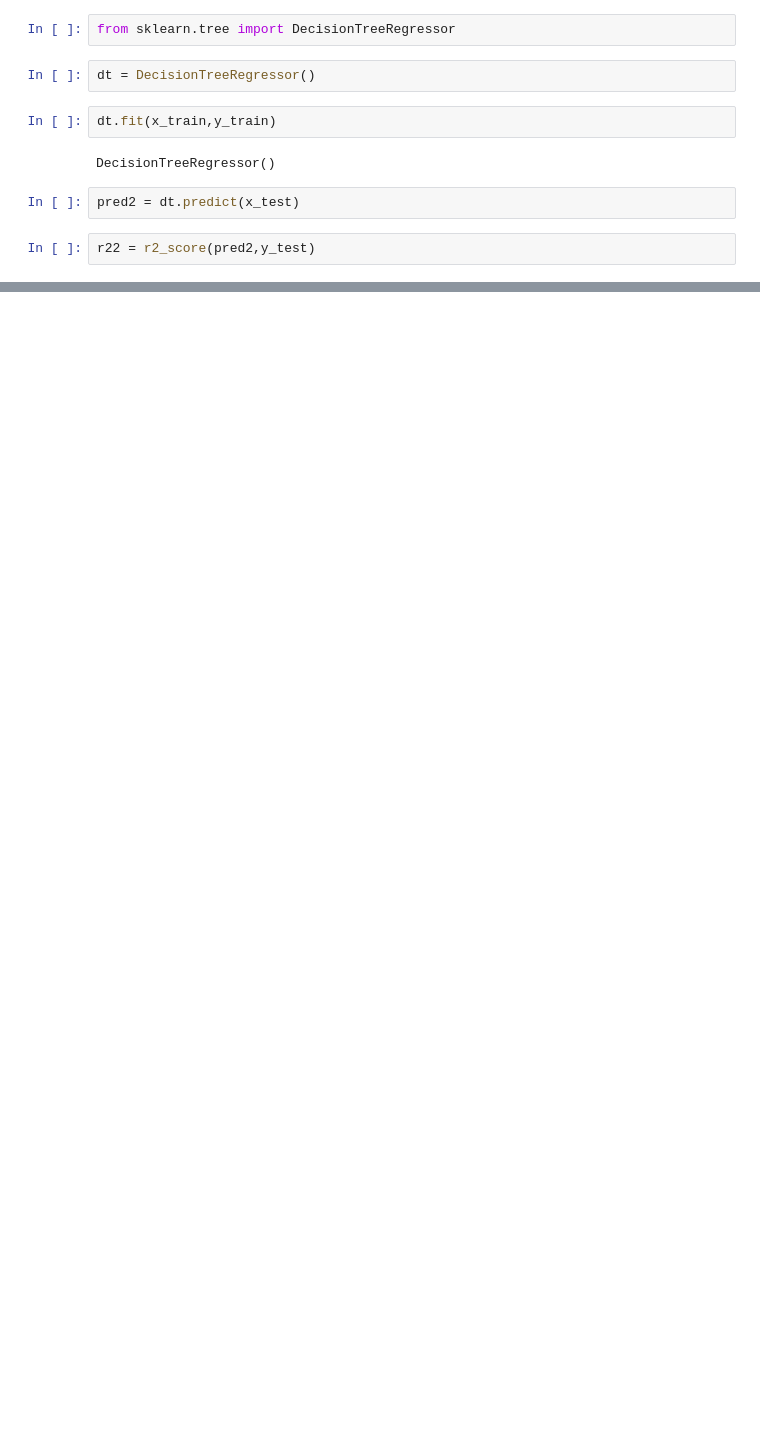
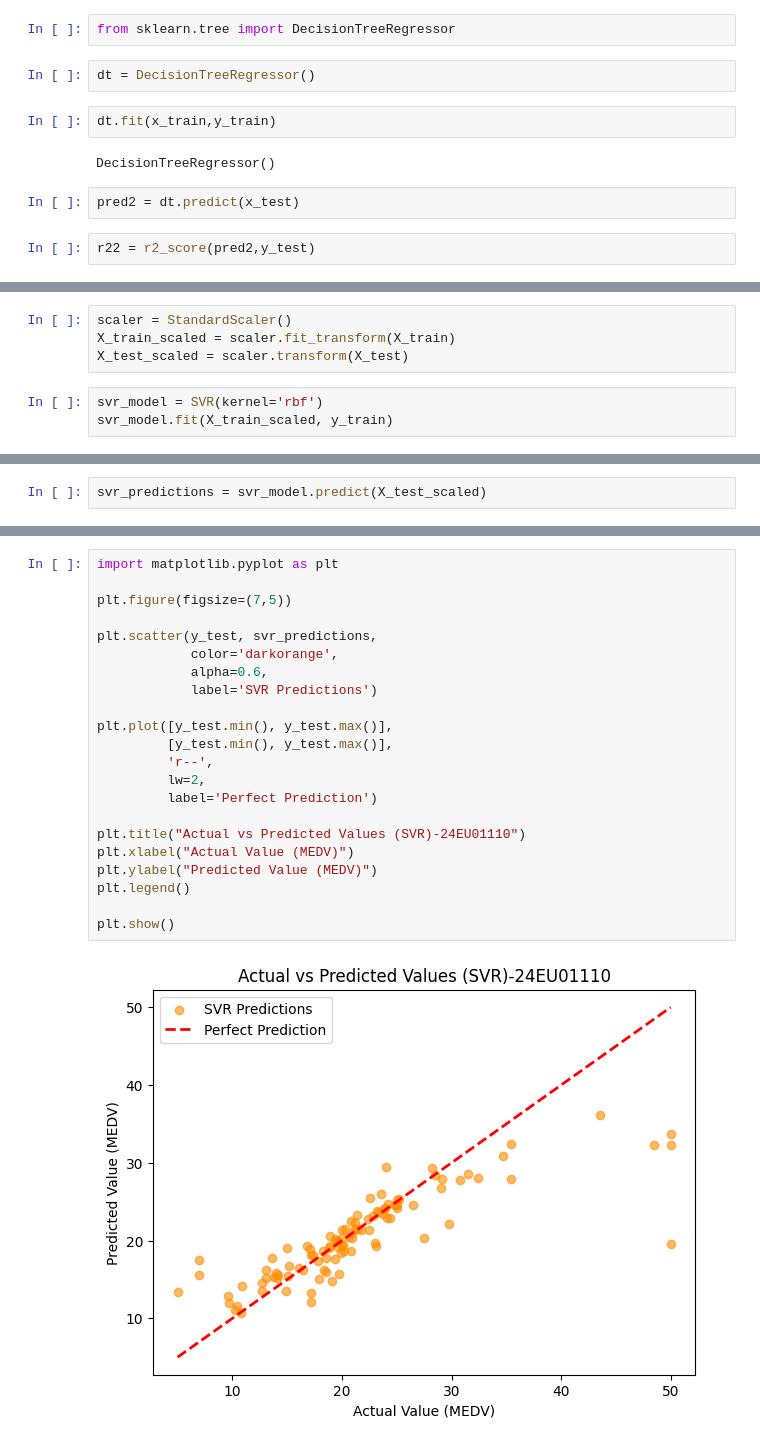
Before and after one commit to kowsik-pro/ml, a Jupyter notebook: exp4.ipynb, the cells around one changed output, grey strips where cells are left out. Drawn from its saved outputs; the diff is of its cells as text; blank space fills up the shorter version.

```diff
--- a/exp4.ipynb
+++ b/exp4.ipynb
@@ -151,0 +265,7 @@ r22
+# %%
+scaler = StandardScaler()
+X_train_scaled = scaler.fit_transform(X_train)
+X_test_scaled = scaler.transform(X_test)
+# %%
+svr_model = SVR(kernel='rbf')
+svr_model.fit(X_train_scaled, y_train)
@@ -151,0 +274,2 @@ r22
+# %%
+svr_predictions = svr_model.predict(X_test_scaled)
@@ -151,0 +298,24 @@ r22
+# %%
+import matplotlib.pyplot as plt
+
+plt.figure(figsize=(7,5))
+
+plt.scatter(y_test, svr_predictions,
+            color='darkorange',
+            alpha=0.6,
+            label='SVR Predictions')
+
+plt.plot([y_test.min(), y_test.max()],
+         [y_test.min(), y_test.max()],
+         'r--',
+         lw=2,
+         label='Perfect Prediction')
+
+plt.title("Actual vs Predicted Values (SVR)-24EU01110")
+plt.xlabel("Actual Value (MEDV)")
+plt.ylabel("Predicted Value (MEDV)")
+plt.legend()
+
+plt.show()
+# %% [output]
+[figure, added]
```
Also changed, not shown: parts of 35 cells of this notebook.
